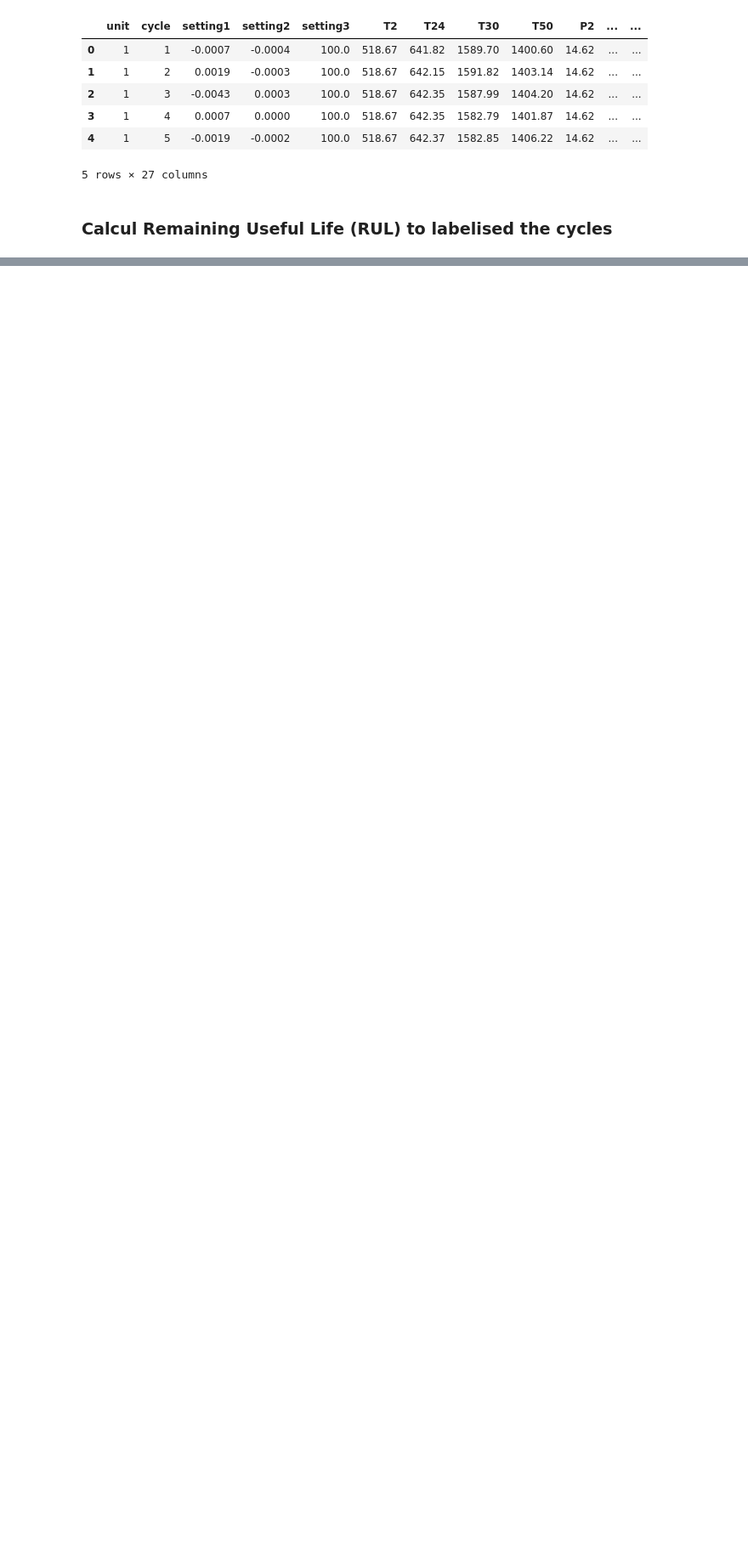
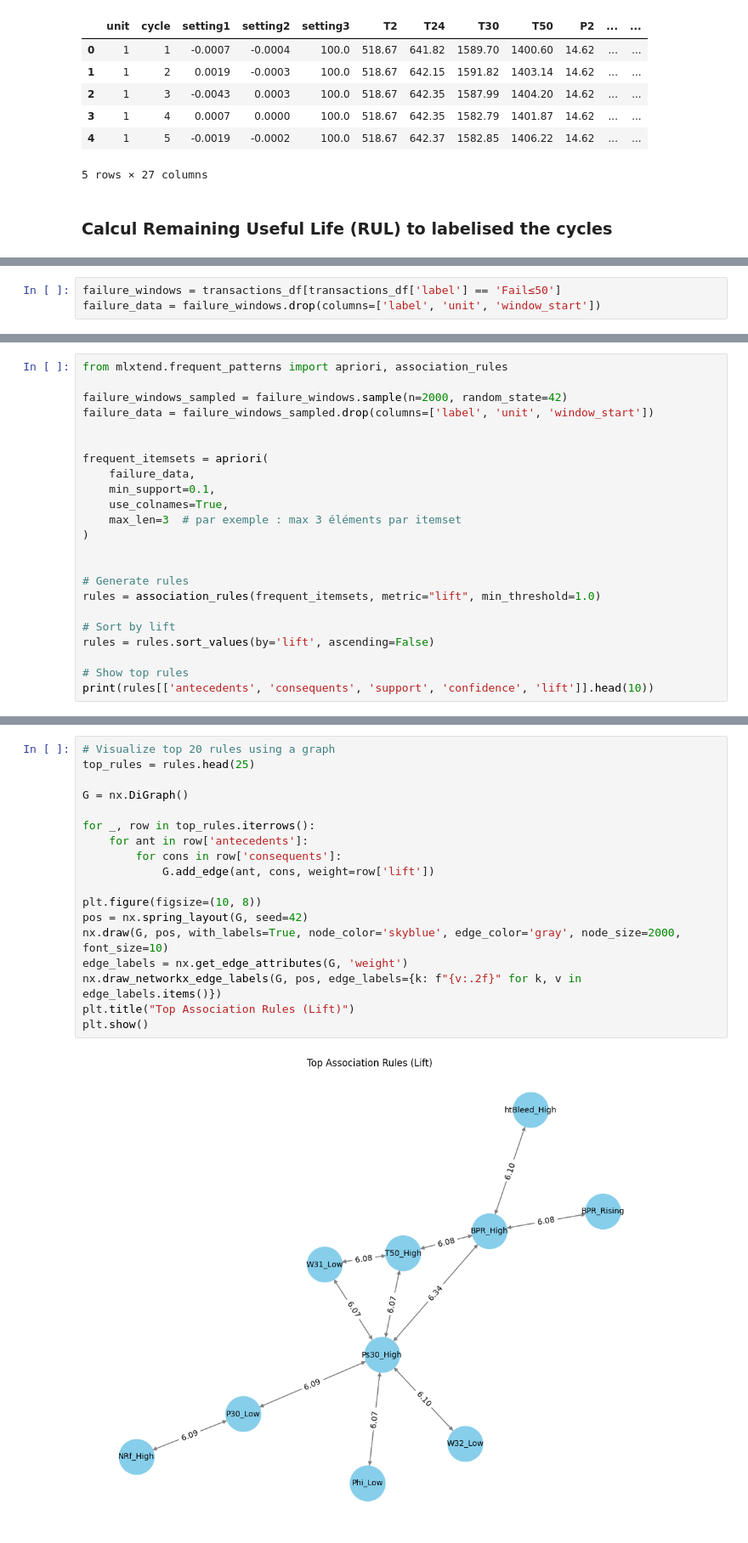
Before and after one commit to Samuel-Chapuis/Naive_Association_mining_on_Turbofan_Degradation, a Jupyter notebook: analysis.ipynb, the cells around one changed output, grey strips where cells are left out. Shown: that part at 85% size. Drawn from its saved outputs; the diff is of its cells as text; blank space fills up the shorter version.

```diff
--- a/analysis.ipynb
+++ b/analysis.ipynb
@@ -217,0 +215,3 @@ Cleaned shape: (100, 28)
+# %%
+failure_windows = transactions_df[transactions_df['label'] == 'Fail≤50']
+failure_data = failure_windows.drop(columns=['label', 'unit', 'window_start'])
@@ -217,0 +223,23 @@ Cleaned shape: (100, 28)
+# %%
+from mlxtend.frequent_patterns import apriori, association_rules
+
+failure_windows_sampled = failure_windows.sample(n=2000, random_state=42)
+failure_data = failure_windows_sampled.drop(columns=['label', 'unit', 'window_start'])
+
+
+frequent_itemsets = apriori(
+    failure_data,
+    min_support=0.1,
+    use_colnames=True,
+    max_len=3  # par exemple : max 3 éléments par itemset
+)
+
+
+# Generate rules
+rules = association_rules(frequent_itemsets, metric="lift", min_threshold=1.0)
+
+# Sort by lift
+rules = rules.sort_values(by='lift', ascending=False)
+
+# Show top rules
+print(rules[['antecedents', 'consequents', 'support', 'confidence', 'lift']].head(10))
@@ -217,0 +266,20 @@ Cleaned shape: (100, 28)
+# %%
+# Visualize top 20 rules using a graph
+top_rules = rules.head(25)
+
+G = nx.DiGraph()
+
+for _, row in top_rules.iterrows():
+    for ant in row['antecedents']:
+        for cons in row['consequents']:
+            G.add_edge(ant, cons, weight=row['lift'])
+
+plt.figure(figsize=(10, 8))
+pos = nx.spring_layout(G, seed=42)
+nx.draw(G, pos, with_labels=True, node_color='skyblue', edge_color='gray', node_size=2000, font_size=10)
+edge_labels = nx.get_edge_attributes(G, 'weight')
+nx.draw_networkx_edge_labels(G, pos, edge_labels={k: f"{v:.2f}" for k, v in edge_labels.items()})
+plt.title("Top Association Rules (Lift)")
+plt.show()
+# %% [output]
+[figure, added]
```
Also changed, not shown: parts of 18 cells of this notebook, 1 other file.
